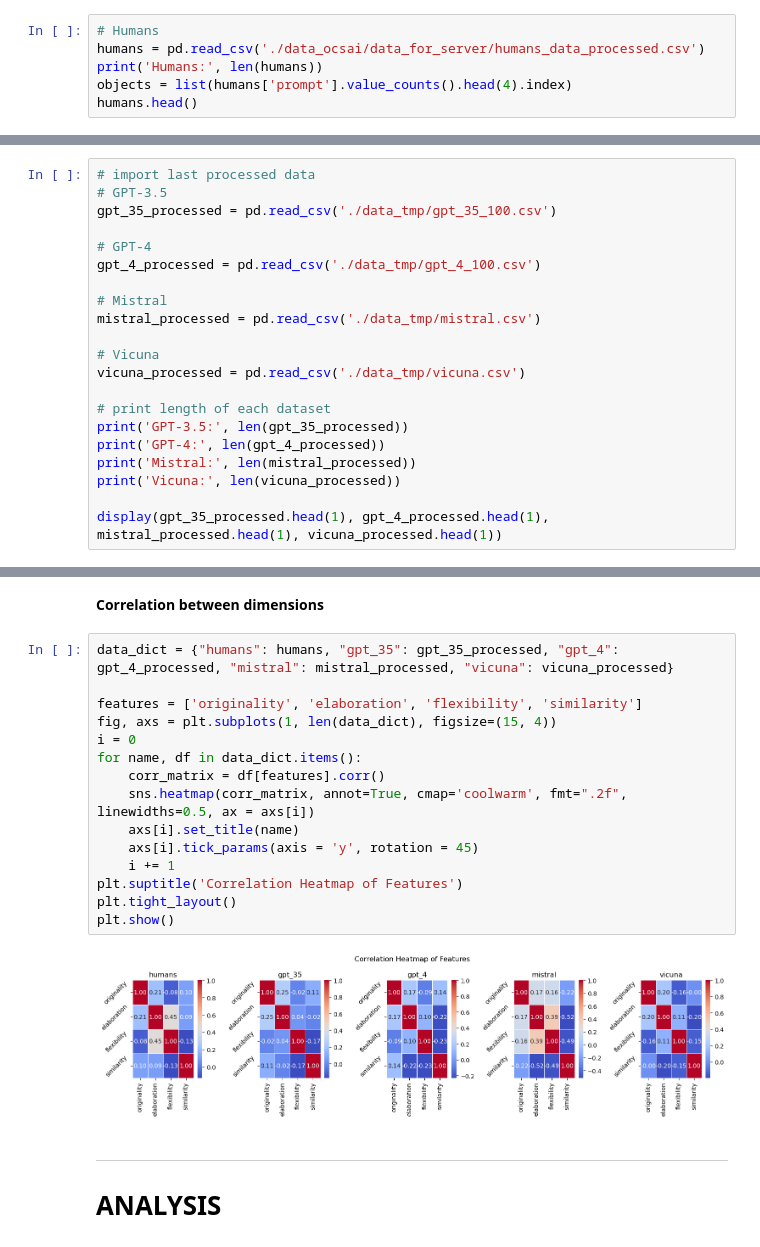
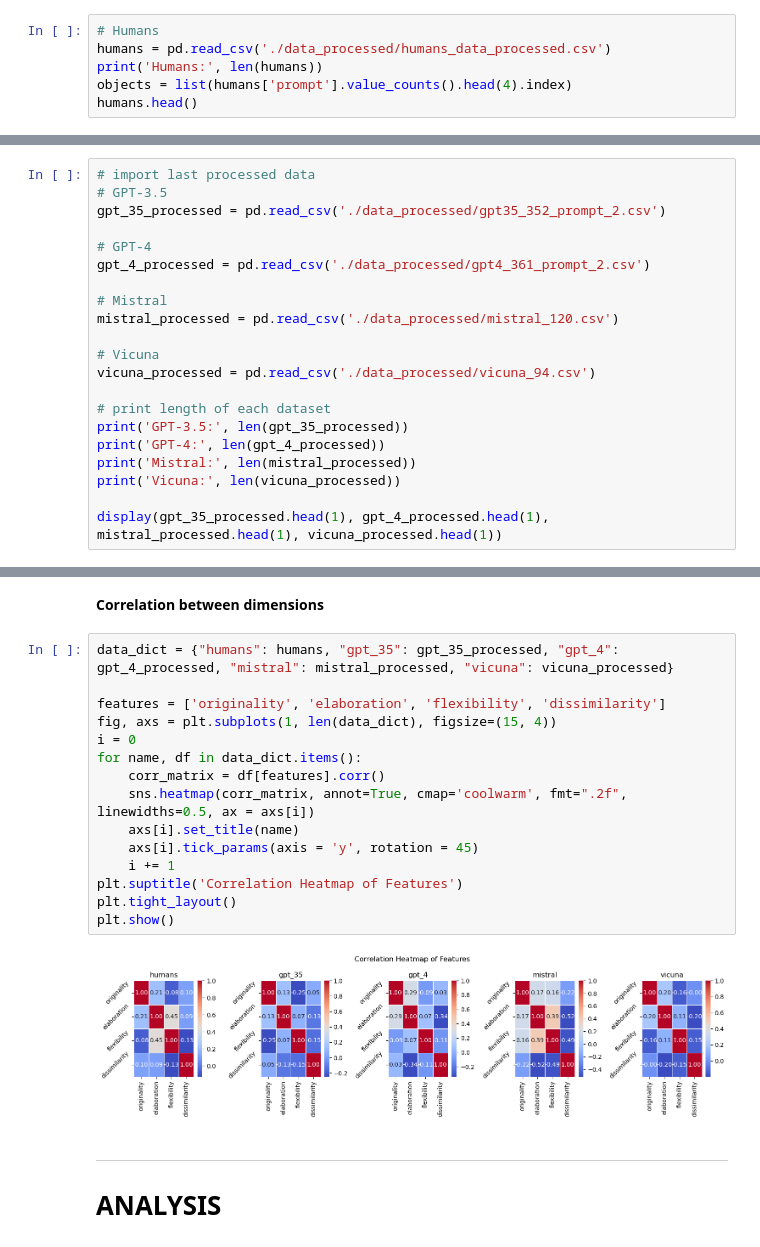
Before and after one commit to Maximelel/LLM_creativity_aut, a Jupyter notebook: benchmark.ipynb, the cells around one changed output, grey strips where cells are left out. Drawn from its saved outputs; the diff is of its cells as text.

```diff
--- a/benchmark.ipynb
+++ b/benchmark.ipynb
@@ -184,7 +163,7 @@ from process_humans_data import *
     - Data has already been processed with `run_LDA_on_humans_data` and `process_humans_data.py`
 # %%
 # Humans
-humans = pd.read_csv('./data_ocsai/data_for_server/humans_data_processed.csv')
+humans = pd.read_csv('./data_processed/humans_data_processed.csv')
 print('Humans:', len(humans))
 objects = list(humans['prompt'].value_counts().head(4).index)
 humans.head()
@@ -319,16 +294,16 @@ Length of dataframe processed: 94
 # %%
 # import last processed data
 # GPT-3.5
-gpt_35_processed = pd.read_csv('./data_tmp/gpt_35_100.csv')
+gpt_35_processed = pd.read_csv('./data_processed/gpt35_352_prompt_2.csv')
 
 # GPT-4
-gpt_4_processed = pd.read_csv('./data_tmp/gpt_4_100.csv')
+gpt_4_processed = pd.read_csv('./data_processed/gpt4_361_prompt_2.csv')
 
 # Mistral
-mistral_processed = pd.read_csv('./data_tmp/mistral.csv')
+mistral_processed = pd.read_csv('./data_processed/mistral_120.csv')
 
 # Vicuna
-vicuna_processed = pd.read_csv('./data_tmp/vicuna.csv')
+vicuna_processed = pd.read_csv('./data_processed/vicuna_94.csv')
 
 # print length of each dataset
 print('GPT-3.5:', len(gpt_35_processed))
@@ -558,20 +503,20 @@ plt.show()
 # %%
 data_dict = {"humans": humans, "gpt_35": gpt_35_processed, "gpt_4": gpt_4_processed, "mistral": mistral_processed, "vicuna": vicuna_processed}
 
-features = ['originality', 'elaboration', 'flexibility', 'similarity']
+features = ['originality', 'elaboration', 'flexibility', 'dissimilarity']
 fig, axs = plt.subplots(1, len(data_dict), figsize=(15, 4))
 i = 0
 for name, df in data_dict.items():
     corr_matrix = df[features].corr()
     sns.heatmap(corr_matrix, annot=True, cmap='coolwarm', fmt=".2f", linewidths=0.5, ax = axs[i])
     axs[i].set_title(name)
     axs[i].tick_params(axis = 'y', rotation = 45)
     i += 1
 plt.suptitle('Correlation Heatmap of Features')
 plt.tight_layout()
 plt.show()
 # %% [output]
-[figure, old version]
+[figure, new version]
 # %% [markdown]
 ---
 
```
Also changed, not shown: parts of 17 cells of this notebook, 4 other files.
